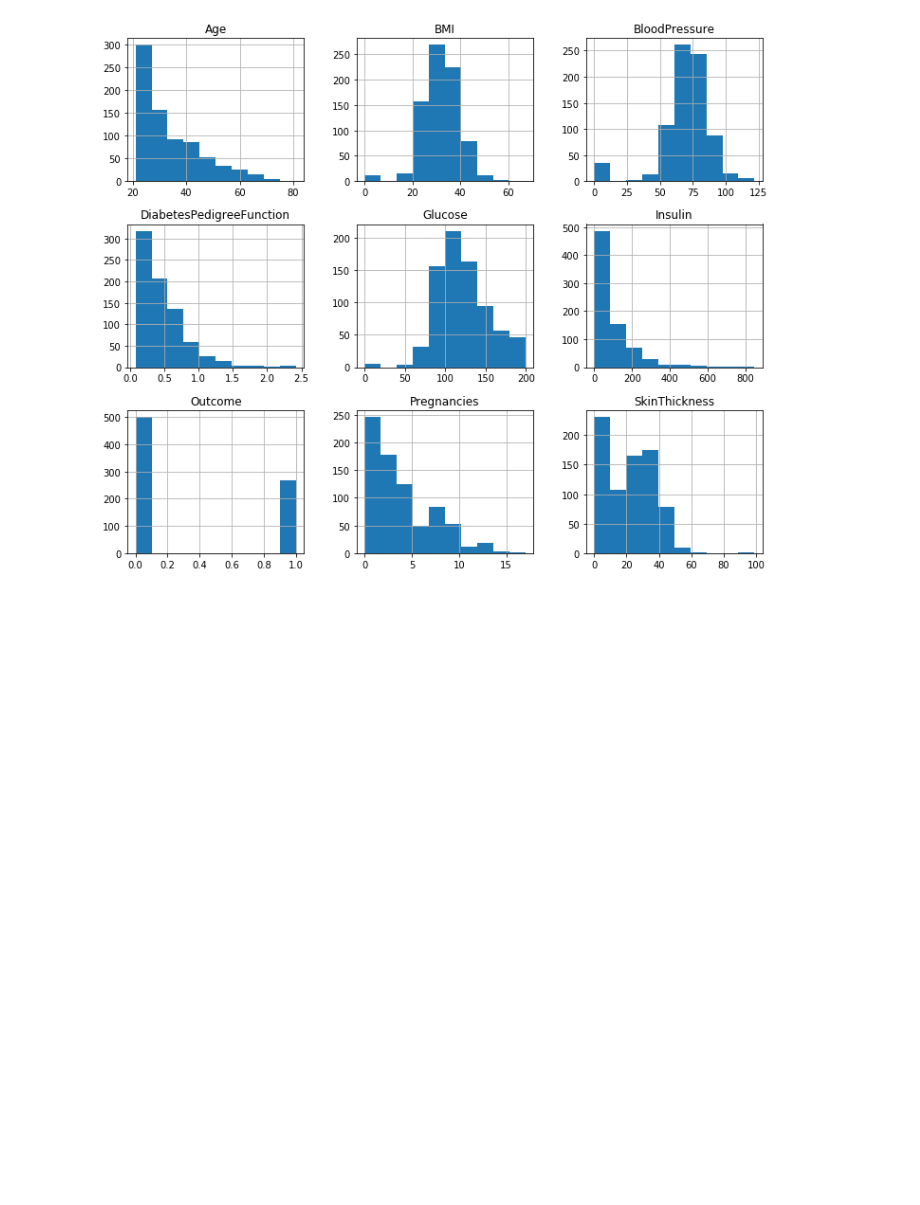
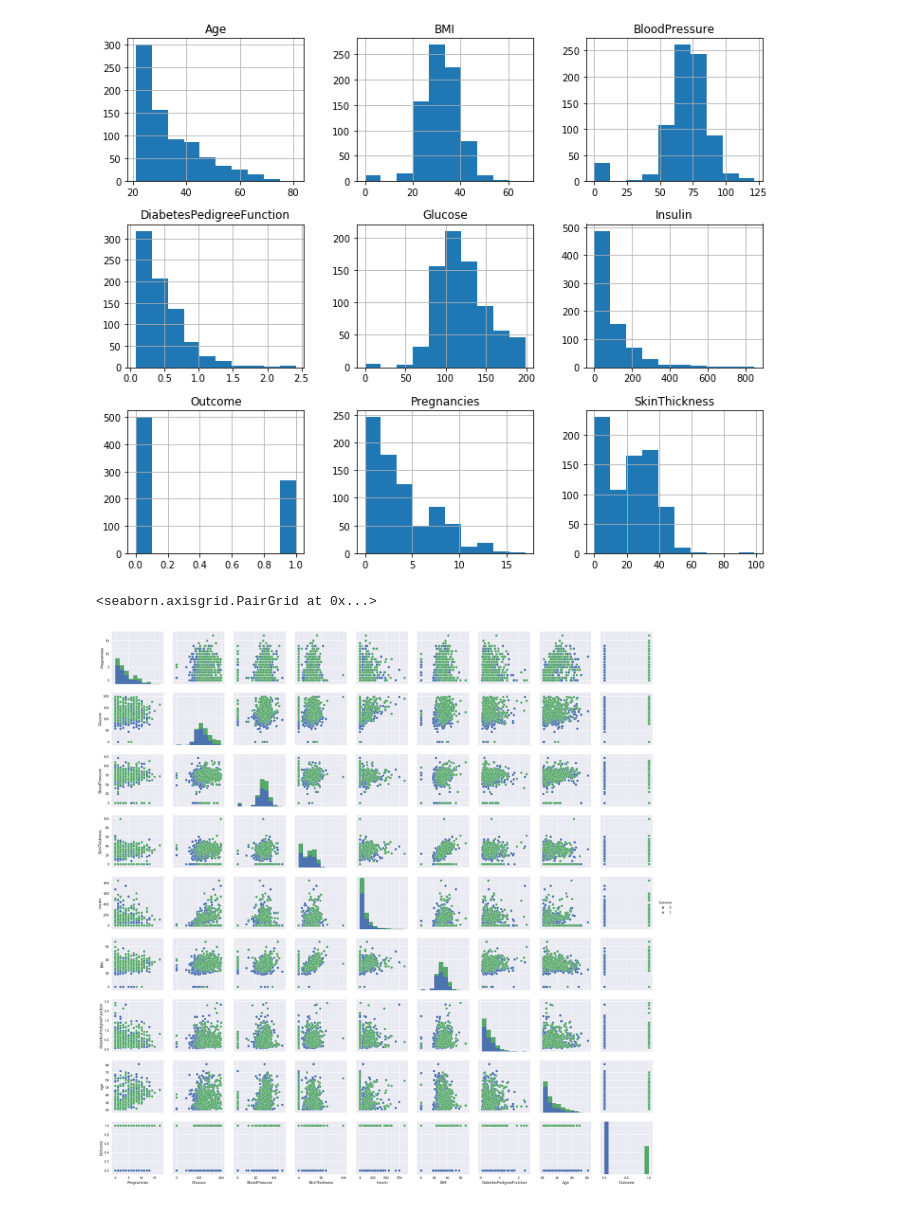
Before and after one commit to YasirHabib/Deep-Learning, a Jupyter notebook: solutions/4 DL Solutions.ipynb, the cells around one changed output. Saved outputs shown, nothing was run; the diff lists cells and outputs as text; code cells hidden in the pictures; blank space fills up the shorter version.

```diff
--- a/solutions/4 DL Solutions.ipynb
+++ b/solutions/4 DL Solutions.ipynb
@@ -105,3 +96,10 @@ plt.tight_layout()
 _ = df.hist(figsize=(12, 10))
 # %% [output]
 [figure]
+# %%
+import seaborn as sns
+
+sns.pairplot(df, hue='Outcome')
+# %% [output]
+<seaborn.axisgrid.PairGrid at 0x...>
+[figure, added]
```
Also changed, not shown: parts of 14 cells of this notebook.
